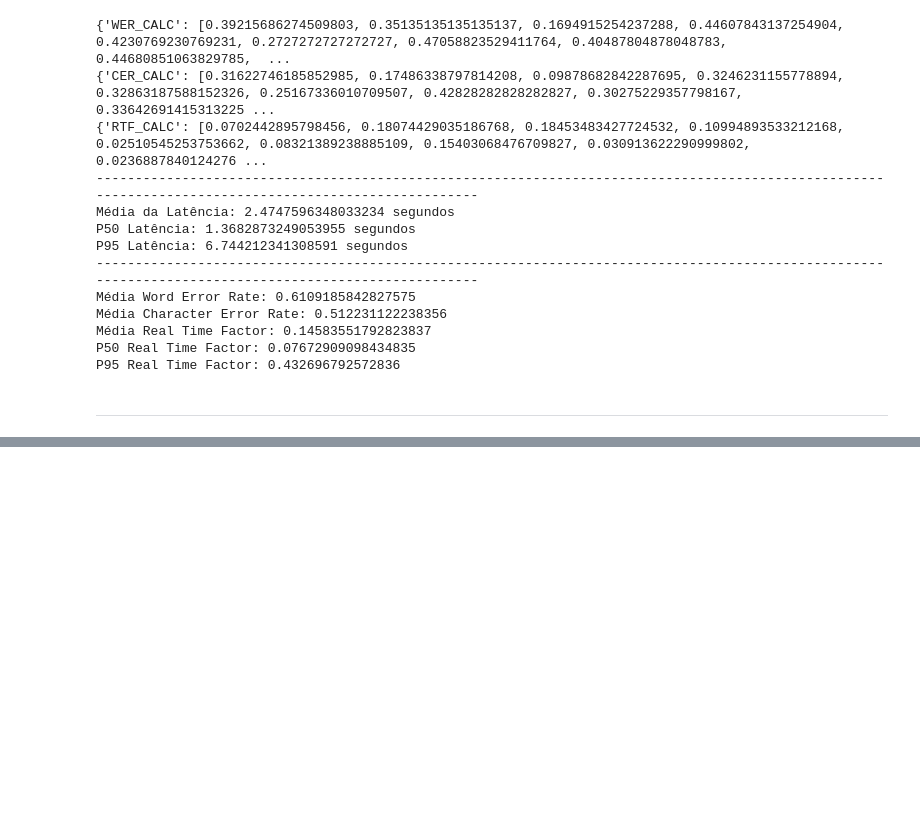
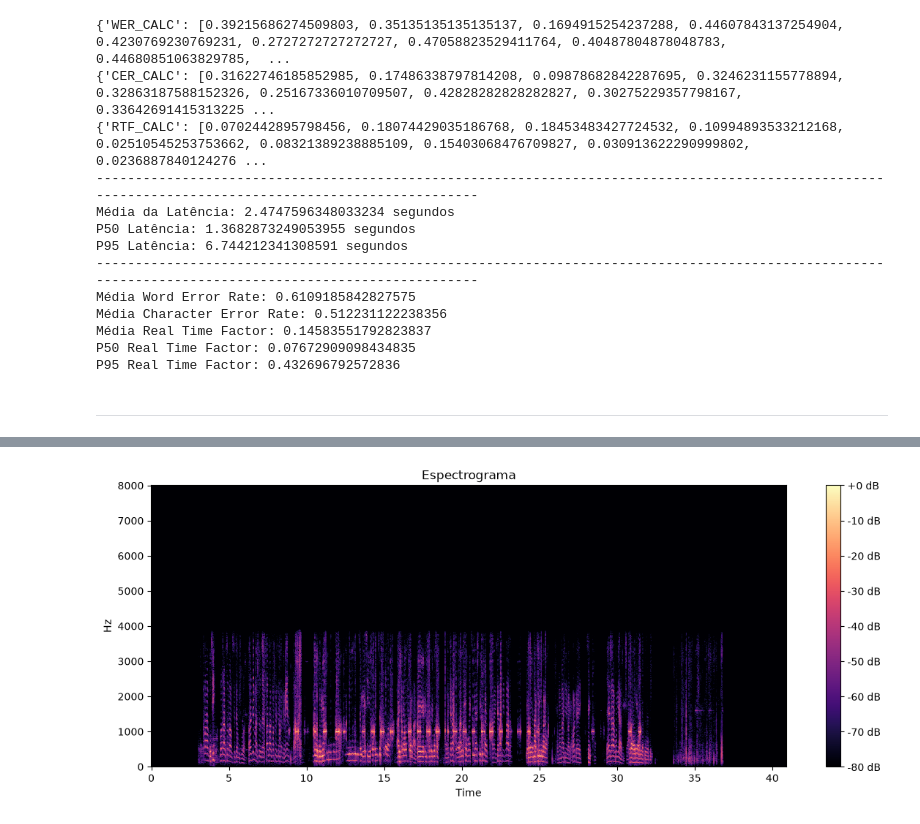
Before and after one commit to Eliezer-Carvalho/IP, a Jupyter notebook: Automatic Speech Recognition/code/pre_processing.ipynb, the cells around one changed output, grey strips where cells are left out. Drawn from its saved outputs; the diff is of its cells as text; code cells hidden in the pictures; blank space fills up the shorter version.

```diff
--- a/Automatic Speech Recognition/code/pre_processing.ipynb
+++ b/Automatic Speech Recognition/code/pre_processing.ipynb
@@ -298,0 +191,19 @@ Média Character Error Rate: 1.7724548667579725
+# %%
+import numpy as np
+
+
+D = librosa.stft(WAV)
+S_db = librosa.amplitude_to_db(abs(D), ref=np.max)
+
+plt.figure(figsize=(14, 5))
+librosa.display.specshow(
+    S_db,
+    sr=SR,
+    x_axis="time",
+    y_axis="hz"
+)
+plt.colorbar(format="%+2.0f dB")
+plt.title("Espectrograma")
+plt.show()
+# %% [output]
+[figure, added]
```
Also changed, not shown: parts of 7 cells of this notebook, 23 other files.
